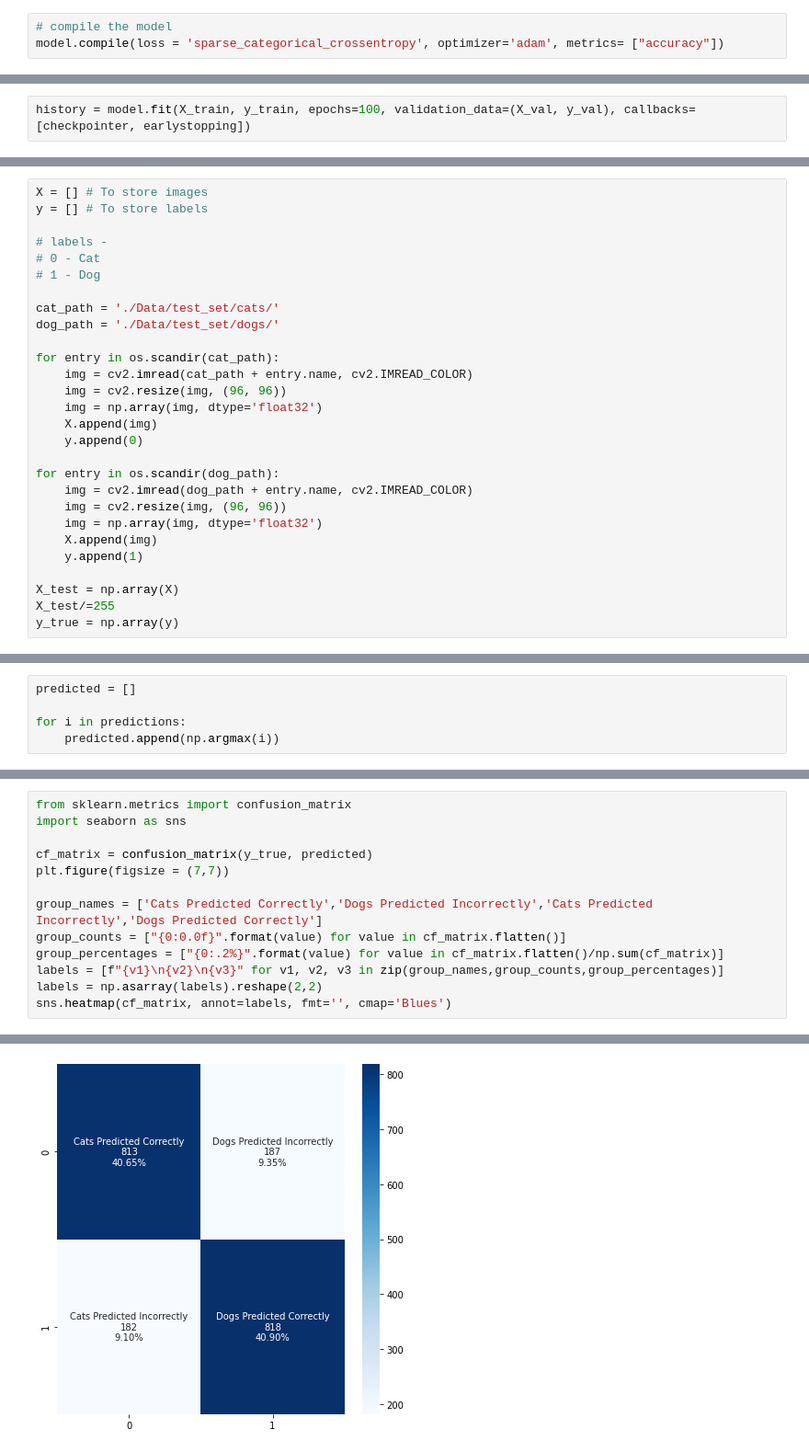
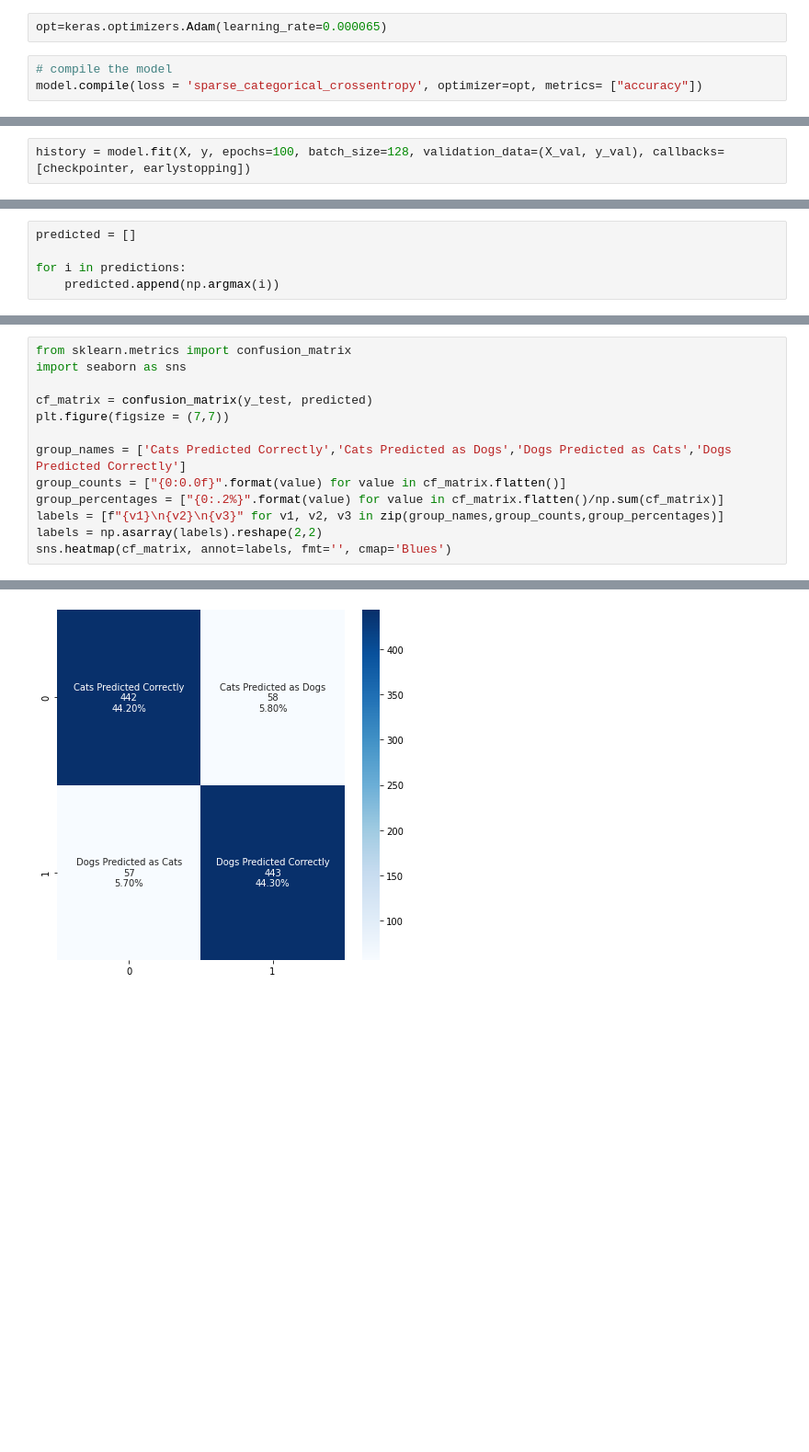
Before and after one commit to kanakmi/dogvscat, a Jupyter notebook: Notebook/Dogs vs Cats.ipynb, the cells around one changed output, grey strips where cells are left out. Shown at 92% size. Drawn from its saved outputs; the diff is of its cells as text; blank space fills up the shorter version.

```diff
--- a/Notebook/Dogs vs Cats.ipynb
+++ b/Notebook/Dogs vs Cats.ipynb
@@ -216,8 +250,10 @@ Trainable params: 4,062,218
 Non-trainable params: 0
 _________________________________________________________________
+# %%
+opt=keras.optimizers.Adam(learning_rate=0.000065)
 # %%
 # compile the model
-model.compile(loss = 'sparse_categorical_crossentropy', optimizer='adam', metrics= ["accuracy"])
+model.compile(loss = 'sparse_categorical_crossentropy', optimizer=opt, metrics= ["accuracy"])
 # %%
 # using early stopping to exit training if validation loss is not decreasing even after certain epochs (patience)
 earlystopping = keras.callbacks.EarlyStopping(monitor = 'val_loss', mode = 'min', verbose = 1, patience = 10)
@@ -225,6 +261,6 @@ earlystopping = keras.callbacks.EarlyStopping(monitor = 'val_loss', mode = 'min'
 # save the best model with lower validation loss
 checkpointer = keras.callbacks.ModelCheckpoint(filepath = "DogvsCat_weights.hdf5", verbose = 1, save_best_only=True)
 # %%
-history = model.fit(X_train, y_train, epochs=100, validation_data=(X_val, y_val), callbacks=[checkpointer, earlystopping])
+history = model.fit(X, y, epochs=100, batch_size=128, validation_data=(X_val, y_val), callbacks=[checkpointer, earlystopping])
 # %% [output]
 Epoch 1/100
@@ -286,34 +322,6 @@ with open('DogvsCat-model.json', 'r') as json_file:
 model = tf.keras.models.model_from_json(json_savedModel)
 model.load_weights('DogvsCat_weights.hdf5')
 model.compile(optimizer = "Adam", loss = "sparse_categorical_crossentropy", metrics = ["accuracy"])
-# %%
-X = [] # To store images
-y = [] # To store labels
-
-# labels -
-# 0 - Cat
-# 1 - Dog
-
-cat_path = './Data/test_set/cats/'
-dog_path = './Data/test_set/dogs/'
-
-for entry in os.scandir(cat_path):
-    img = cv2.imread(cat_path + entry.name, cv2.IMREAD_COLOR)
-    img = cv2.resize(img, (96, 96))
-    img = np.array(img, dtype='float32')
-    X.append(img)
-    y.append(0)
-
-for entry in os.scandir(dog_path):
-    img = cv2.imread(dog_path + entry.name, cv2.IMREAD_COLOR)
-    img = cv2.resize(img, (96, 96))
-    img = np.array(img, dtype='float32')
-    X.append(img)
-    y.append(1)
-
-X_test = np.array(X)
-X_test/=255
-y_true = np.array(y)
 # %%
 predictions = model.predict(X_test)
 # %%
@@ -337,16 +345,16 @@ weighted avg       0.82      0.82      0.82      2000
 # %%
 from sklearn.metrics import confusion_matrix
 import seaborn as sns
 
-cf_matrix = confusion_matrix(y_true, predicted)
+cf_matrix = confusion_matrix(y_test, predicted)
 plt.figure(figsize = (7,7))
 
-group_names = ['Cats Predicted Correctly','Dogs Predicted Incorrectly','Cats Predicted Incorrectly','Dogs Predicted Correctly']
+group_names = ['Cats Predicted Correctly','Cats Predicted as Dogs','Dogs Predicted as Cats','Dogs Predicted Correctly']
 group_counts = ["{0:0.0f}".format(value) for value in cf_matrix.flatten()]
 group_percentages = ["{0:.2%}".format(value) for value in cf_matrix.flatten()/np.sum(cf_matrix)]
 labels = [f"{v1}\n{v2}\n{v3}" for v1, v2, v3 in zip(group_names,group_counts,group_percentages)]
 labels = np.asarray(labels).reshape(2,2)
 sns.heatmap(cf_matrix, annot=labels, fmt='', cmap='Blues')
 # %% [output]
 <AxesSubplot:>
-[figure, old version]
+[figure, new version]
```
Also changed, not shown: parts of 21 cells of this notebook, 6 other files.
